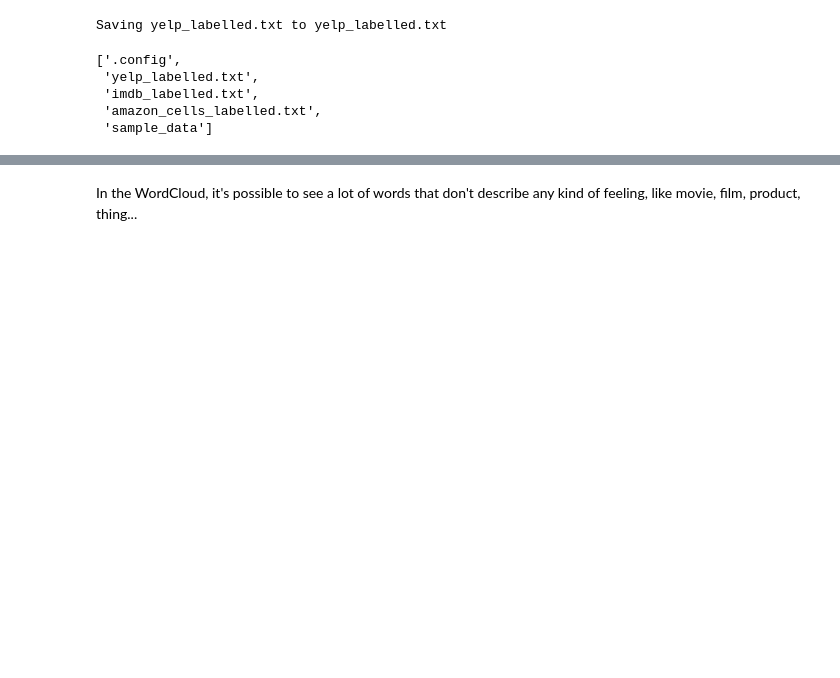
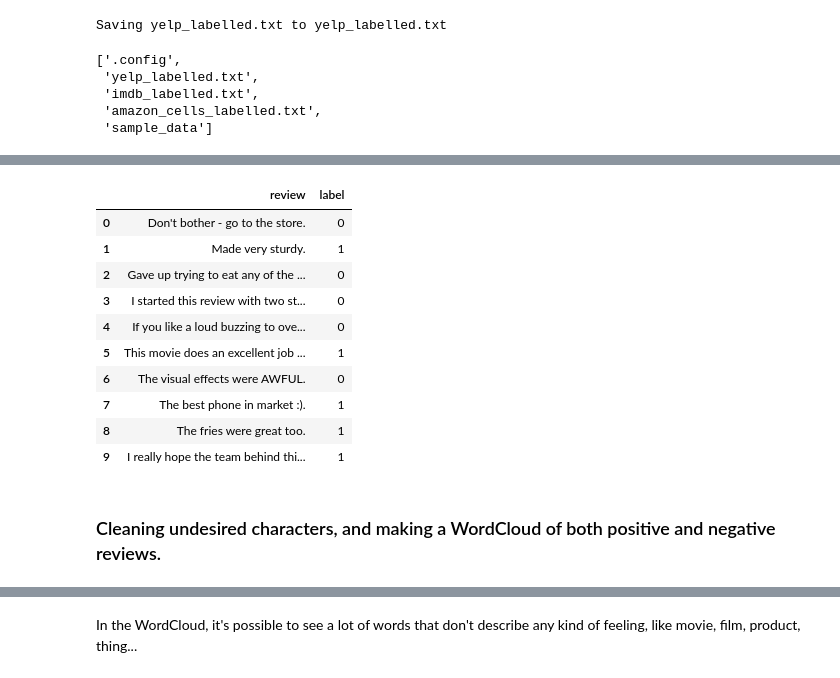
Before and after one commit to jmatheusacosta/Projects---DS-ML, a Jupyter notebook: review_classifier_predict/review_classifier.ipynb, the cells around one changed output, grey strips where cells are left out. Cells and saved outputs as stored; diff of their text form; code cells hidden in the pictures; blank space fills up the shorter version.

```diff
--- a/review_classifier_predict/review_classifier.ipynb
+++ b/review_classifier_predict/review_classifier.ipynb
@@ -68 +70,59 @@ Saving yelp_labelled.txt to yelp_labelled.txt
+# %%
+#data = pd.read_csv('imdb_labelled.txt', sep='\t', header=None, names=['review', 'label'])
+
+def carregar_reviews(file_path):
+    # Lê o arquivo .txt separando por tabulação (\t)
+    datas = pd.read_csv(file_path, sep='\t', header=None, names=['review', 'label'])
+    return datas
+
+imdb_data = carregar_reviews("imdb_labelled.txt")
+amazon_data = carregar_reviews("amazon_cells_labelled.txt")
+yelp_data = carregar_reviews("yelp_labelled.txt")
+
+# Combinando em um único DataFrame
+data = pd.concat([imdb_data, amazon_data, yelp_data], ignore_index=True)
+
+# Adicionando reviews com negações para o dataset
+tricky_reviews = [
+    ("not bad", 1),
+    ("not great", 0),
+    ("This movie is not good at all.", 0),
+    ("The food wasn't fresh and tasted awful.", 0),
+    ("I can't recommend this product, it broke immediately.", 0),
+    ("Not what I expected, very disappointed.", 0),
+    ("The service was hardly acceptable.", 0),
+    ("The book isn't worth your time.", 0),
+    ("Nothing special about this place.", 0),
+    ("The hotel is not clean and smells bad.", 0),
+
+    ("This isn't good, it's amazing!", 1),
+    ("I don't dislike it at all.", 1),
+    ("The app isn't without flaws, but it's useful.", 1),
+    ("Not your typical boring movie.", 1),
+    ("Couldn't be happier with the service!", 1),
+    ("No complaints here, everything was perfect.", 1),
+    ("It's not overrated, truly a masterpiece.", 1),
+    ("Never tasted something so delicious.", 1)
+]
+
+data = pd.concat([data, pd.DataFrame(tricky_reviews, columns=['review', 'label'])], ignore_index=True)
+
+
+data = data.sample(frac=1, random_state=42).reset_index(drop=True)
+
+data.head(10)
+# %% [output]
+|  | review | label |
+| 0 | Don't bother - go to the store. | 0 |
+| 1 | Made very sturdy. | 1 |
+| 2 | Gave up trying to eat any of the ... | 0 |
+| 3 | I started this review with two st... | 0 |
+| 4 | If you like a loud buzzing to ove... | 0 |
+| 5 | This movie does an excellent job ... | 1 |
+| 6 | The visual effects were AWFUL. | 0 |
+| 7 | The best phone in market :). | 1 |
+| 8 | The fries were great too. | 1 |
+| 9 | I really hope the team behind thi... | 1 |
+# %% [markdown]
+### Cleaning undesired characters, and making a WordCloud of both positive and negative reviews.
 # %%
```
Also changed, not shown: parts of 18 cells of this notebook, 1 other file.
